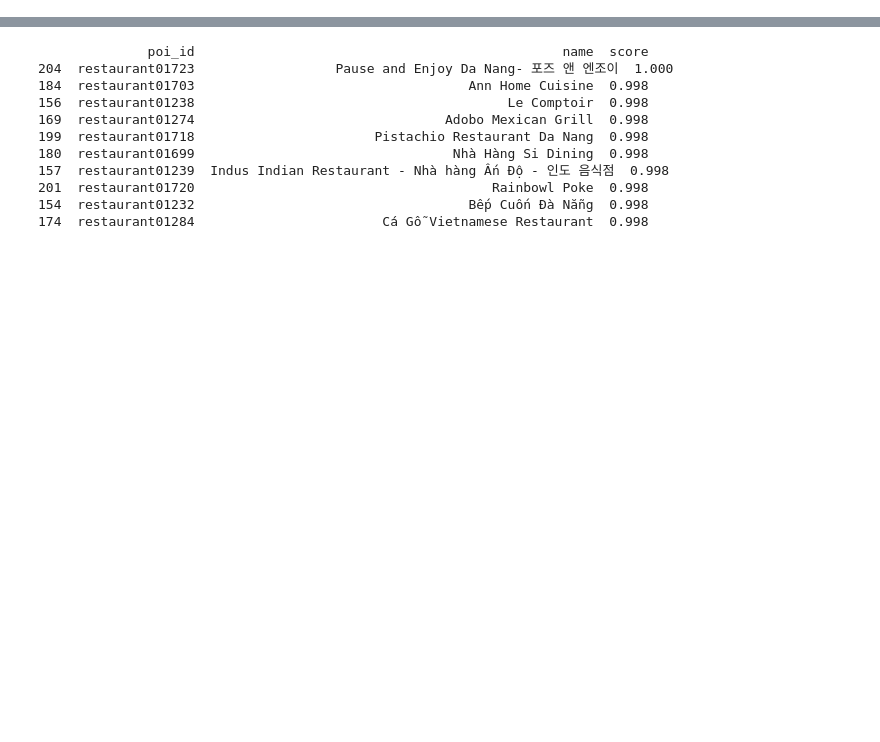
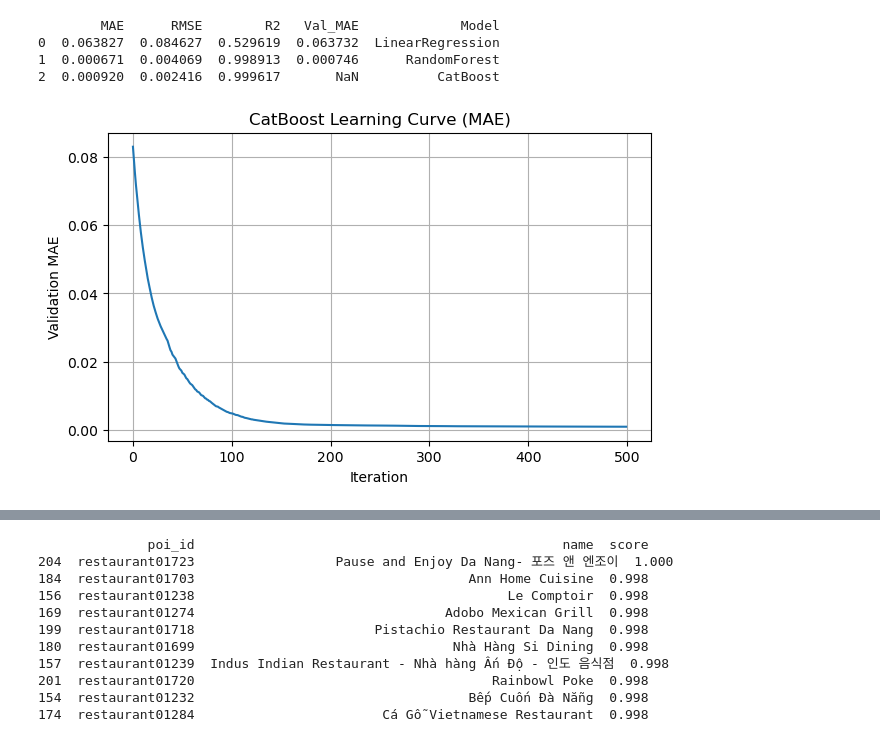
Before and after one commit to PhuongThao-2005/ML-LT, a Jupyter notebook: src/recommend.ipynb, the cells around one changed output, grey strips where cells are left out. Cells and saved outputs as stored; diff of their text form; code cells hidden in the pictures; blank space fills up the shorter version.

Commit message:
add validation

```diff
--- a/src/recommend.ipynb
+++ b/src/recommend.ipynb
@@ -96,6 +96,15 @@ class BaseRecommender:
         return df
 
     # -------- Train / Evaluate ---------------------
+    def split_data(self, X, y):
+        X_train, X_temp, y_train, y_temp = train_test_split(
+            X, y, test_size=0.3, random_state=42
+        )
+        X_val, X_test, y_val, y_test = train_test_split(
+            X_temp, y_temp, test_size=0.5, random_state=42
+        )
+        return X_train, X_val, X_test, y_train, y_val, y_test
+
     def train(self, df):
         raise NotImplementedError
 
@@ -308,36 +331,57 @@ class CatBoostRecommender(BaseRecommender):
             payload = pickle.load(f)
         self.model = payload["model"]
 # %%
-# import pandas as pd
+import pandas as pd
 
-# df = pd.read_csv("../data/recommender_training.csv")
+df = pd.read_csv("../data/recommender_training.csv")
 
-# models = [
-#     LinearRecommender(),
-#     RandomForestRecommender(),
-#     CatBoostRecommender(),
-# ]
+models = [
+    LinearRecommender(),
+    RandomForestRecommender(),
+    CatBoostRecommender(),
+]
 
-# results = []
+results = []
 
-# for m in models:
-#     metrics = m.train(df)
-#     metrics["Model"] = m.model_name
-#     results.append(metrics)
+for m in models:
+    metrics = m.train(df)
+    metrics["Model"] = m.model_name
+    results.append(metrics)
 
-# print(pd.DataFrame(results))
+print(pd.DataFrame(results))
+# %% [output]
+        MAE      RMSE        R2   Val_MAE             Model
+0  0.063827  0.084627  0.529619  0.063732  LinearRegression
+1  0.000671  0.004069  0.998913  0.000746      RandomForest
+2  0.000920  0.002416  0.999617       NaN          CatBoost
 # %%
-# linear = LinearRecommender()
-# linear.train(df)
-# linear.save("../models/linear_recommender.pkl")
+linear = LinearRecommender()
+linear.train(df)
+linear.save("../models/linear_recommender.pkl")
 # %%
-# rf = RandomForestRecommender()
-# rf.train(df)
-# rf.save("../models/random_forest_recommender.pkl")
+rf = RandomForestRecommender()
+rf.train(df)
+rf.save("../models/random_forest_recommender.pkl")
 # %%
-# cb = CatBoostRecommender()
-# cb.train(df)
-# cb.save("../models/catboost_recommender.pkl")
+cb = CatBoostRecommender()
+cb.train(df)
+cb.save("../models/catboost_recommender.pkl")
+# %%
+def plot_learning_curve(cat_model):
+    import matplotlib.pyplot as plt
+
+    mae = cat_model.learning_curve
+    plt.figure(figsize=(7, 4))
+    plt.plot(mae)
+    plt.xlabel("Iteration")
+    plt.ylabel("Validation MAE")
+    plt.title("CatBoost Learning Curve (MAE)")
+    plt.grid(True)
+    plt.show()
+
+plot_learning_curve(cb)
+# %% [output]
+[figure, added]
 # %%
 poi_df = load_and_clean_data("../data/POI.csv")
 
```
Also changed, not shown: parts of 3 cells of this notebook, 3 other files.
